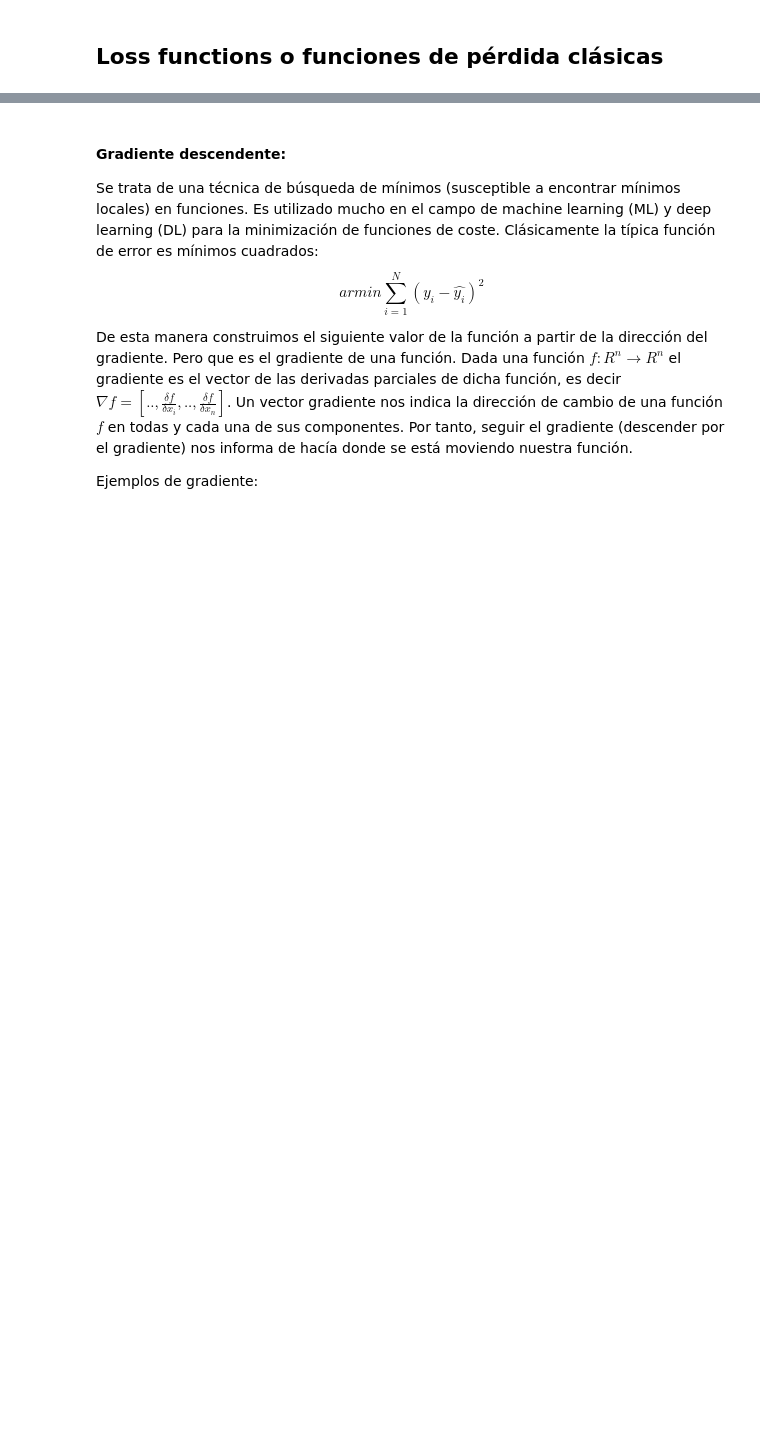
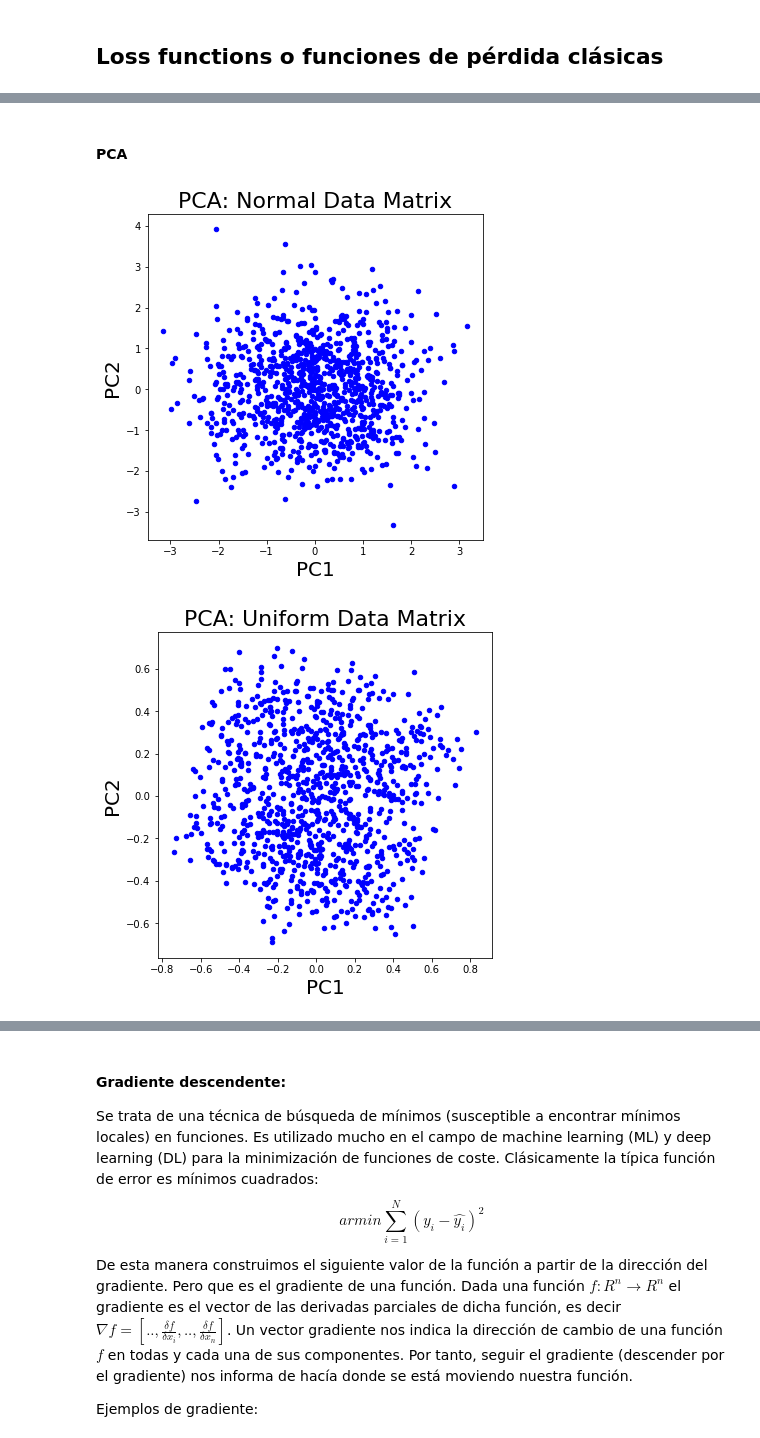
Before and after one commit to borjaf696/ml_cheat_sheet, a Jupyter notebook: ml_cheat_sheet.ipynb, the cells around one changed output, grey strips where cells are left out. Cells and saved outputs as stored; diff of their text form; code cells hidden in the pictures; blank space fills up the shorter version.

```diff
--- a/ml_cheat_sheet.ipynb
+++ b/ml_cheat_sheet.ipynb
@@ -527,3 +532,43 @@ axs[2].title.set_text('R2')
 #### Feature Selection o Selección de características.
 
 #### Feature extraction.
+# %% [markdown]
+#### PCA
+# %%
+import numpy as np
+import matplotlib.pyplot as plt
+from sklearn.decomposition import PCA
+
+P = 5 # number of variables
+N = 1000 # number of statistical observations / data points
+
+def plot_PCA(data_matrix, distribution_str):
+    X_reduced = PCA(n_components = 2).fit_transform(data_matrix)
+    plt.figure(figsize = (6,6))
+    plt.scatter(X_reduced[:, 0], X_reduced[:, 1], s = 20, c = 'b')
+    plt.title('PCA: ' + distribution_str + ' Data Matrix', fontsize = 22)
+    plt.xlabel("PC1", fontsize = 20); plt.ylabel("PC2", fontsize = 20)
+    plt.show()
+
+np.random.seed(15)
+
+data_matrix = np.random.normal(0, 1, N*P).reshape(N, P)
+plot_PCA(data_matrix, 'Normal')
+
+data_matrix = np.random.uniform(0, 1, N*P).reshape(N, P)
+plot_PCA(data_matrix, 'Uniform')
+
+data_matrix = np.random.binomial(10, 0.1, N*P).reshape(N, P)
+plot_PCA(data_matrix, 'Bionomial')
+
+data_matrix = np.random.poisson(0.5, N*P).reshape(N, P)
+plot_PCA(data_matrix, 'Poisson')
+
+data_matrix = np.random.lognormal(0, 1, N*P).reshape(N, P)
+plot_PCA(data_matrix, 'Log-Normal')
+
+data_matrix = np.random.negative_binomial(1, 0.01, N*P).reshape(N, P)
+plot_PCA(data_matrix, 'Negative Binomial')
+# %% [output]
+[figure, added]
+[figure, added]
```
Also changed, not shown: parts of 4 cells of this notebook, 1 other file.
